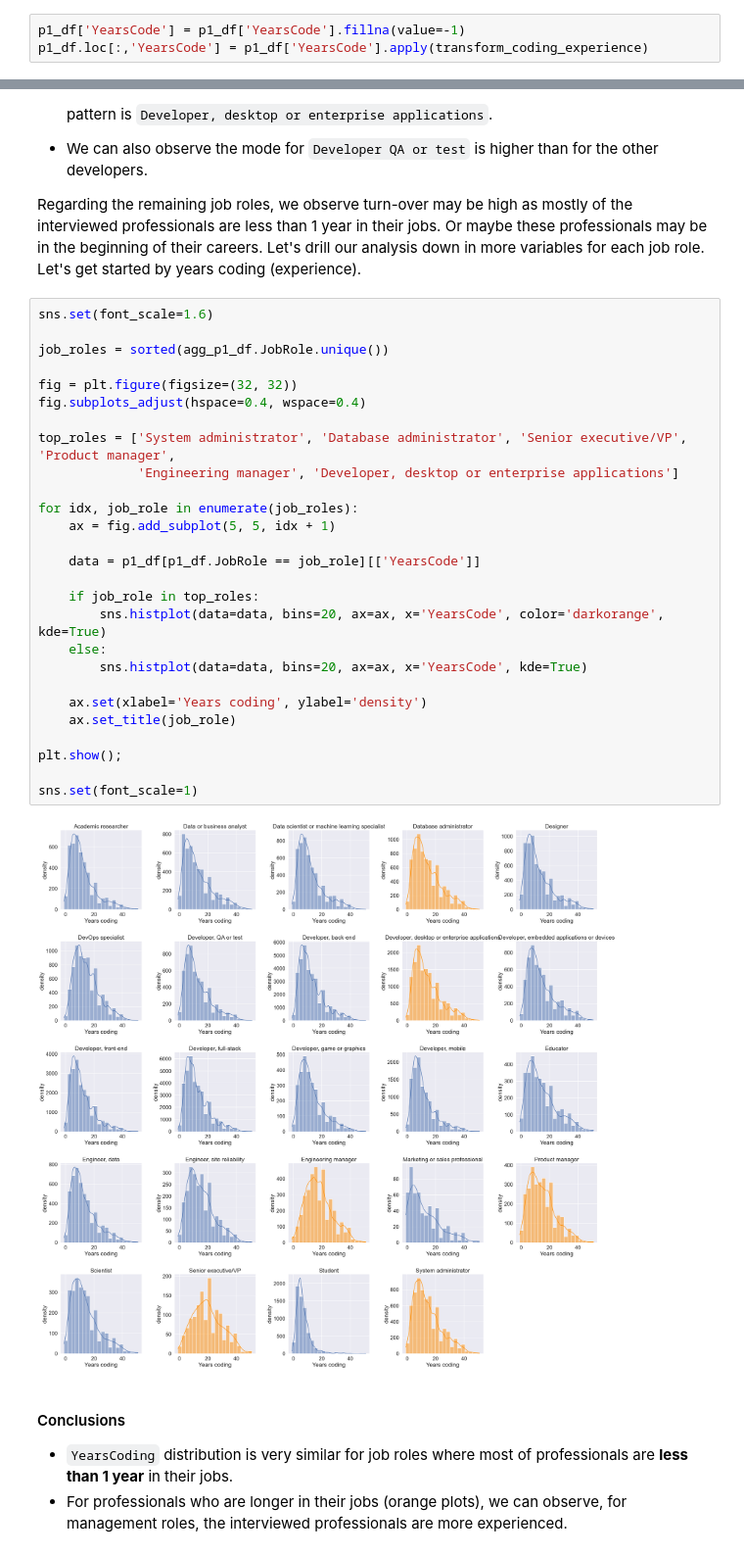
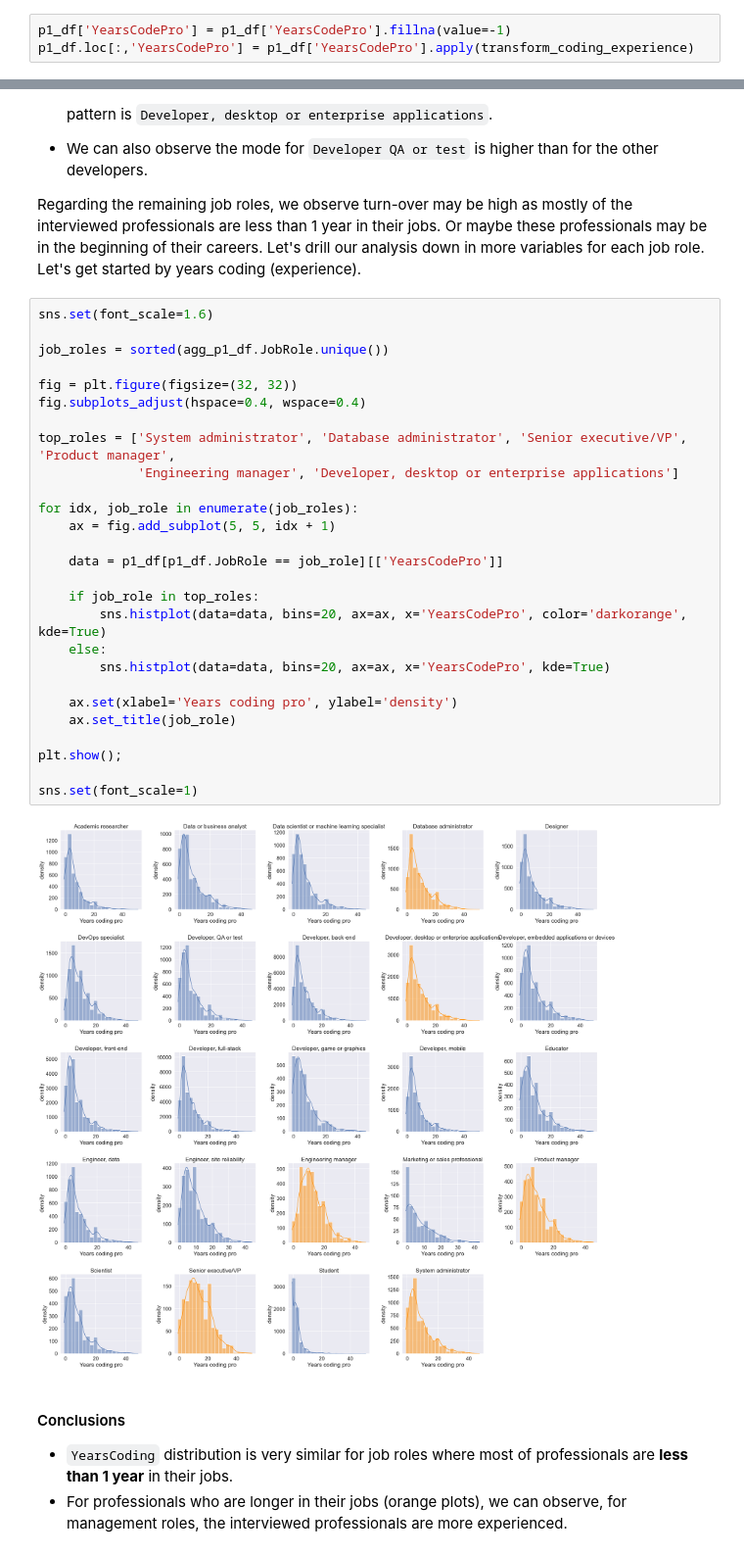
Before and after one commit to besson/stackoverflow-analytics, a Jupyter notebook: exploratory_analysis.ipynb, the cells around one changed output, grey strips where cells are left out. Shown at 98% size. Drawn from its saved outputs; the diff is of its cells as text.

```diff
--- a/exploratory_analysis.ipynb
+++ b/exploratory_analysis.ipynb
@@ -133,8 +133,8 @@ p1_df[['JobRole', 'YearsInTheJob']].head()
 # %% [markdown]
 Let's also prepared `YearsCode` variable:
 # %%
-p1_df['YearsCode'] = p1_df['YearsCode'].fillna(value=-1)
-p1_df.loc[:,'YearsCode'] = p1_df['YearsCode'].apply(transform_coding_experience)
+p1_df['YearsCodePro'] = p1_df['YearsCodePro'].fillna(value=-1)
+p1_df.loc[:,'YearsCodePro'] = p1_df['YearsCodePro'].apply(transform_coding_experience)
 # %% [markdown]
 ### Answering the question
 # %% [markdown]
@@ -173,32 +173,32 @@ Regarding the remaining job roles, we observe turn-over may be high as mostly of
 # %%
 sns.set(font_scale=1.6)
 
 job_roles = sorted(agg_p1_df.JobRole.unique())
 
 fig = plt.figure(figsize=(32, 32))
 fig.subplots_adjust(hspace=0.4, wspace=0.4)
 
 top_roles = ['System administrator', 'Database administrator', 'Senior executive/VP', 'Product manager',
              'Engineering manager', 'Developer, desktop or enterprise applications']
 
 for idx, job_role in enumerate(job_roles):
     ax = fig.add_subplot(5, 5, idx + 1)
 
-    data = p1_df[p1_df.JobRole == job_role][['YearsCode']]
+    data = p1_df[p1_df.JobRole == job_role][['YearsCodePro']]
 
     if job_role in top_roles:
-        sns.histplot(data=data, bins=20, ax=ax, x='YearsCode', color='darkorange', kde=True)
+        sns.histplot(data=data, bins=20, ax=ax, x='YearsCodePro', color='darkorange', kde=True)
     else:
-        sns.histplot(data=data, bins=20, ax=ax, x='YearsCode', kde=True)
+        sns.histplot(data=data, bins=20, ax=ax, x='YearsCodePro', kde=True)
 
-    ax.set(xlabel='Years coding', ylabel='density')
+    ax.set(xlabel='Years coding pro', ylabel='density')
     ax.set_title(job_role)
 
 plt.show();
 
 sns.set(font_scale=1)
 # %% [output]
-[figure, old version]
+[figure, new version]
 # %% [markdown]
 #### Conclusions
 
```
Also changed, not shown: parts of 6 cells of this notebook, 5 other files.
